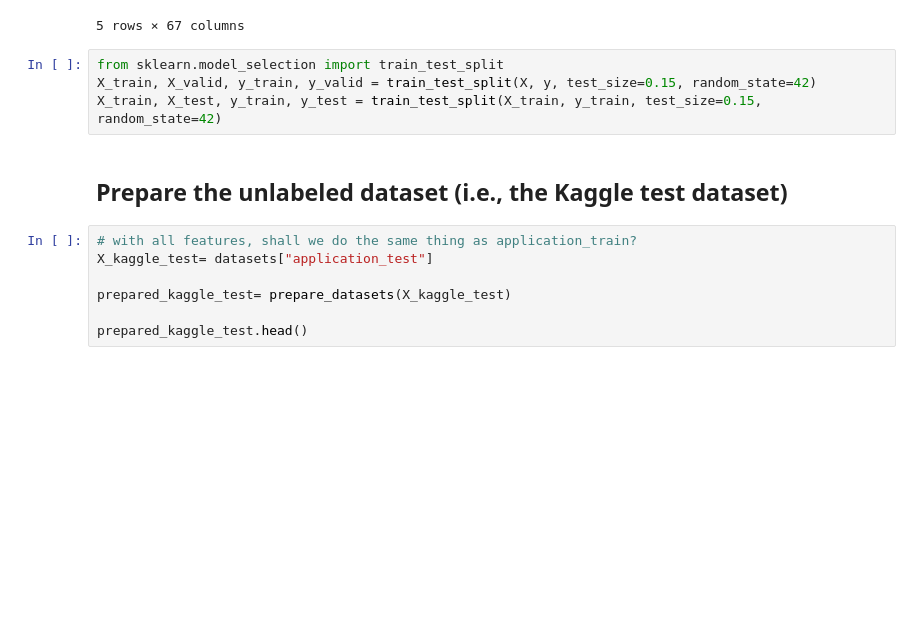
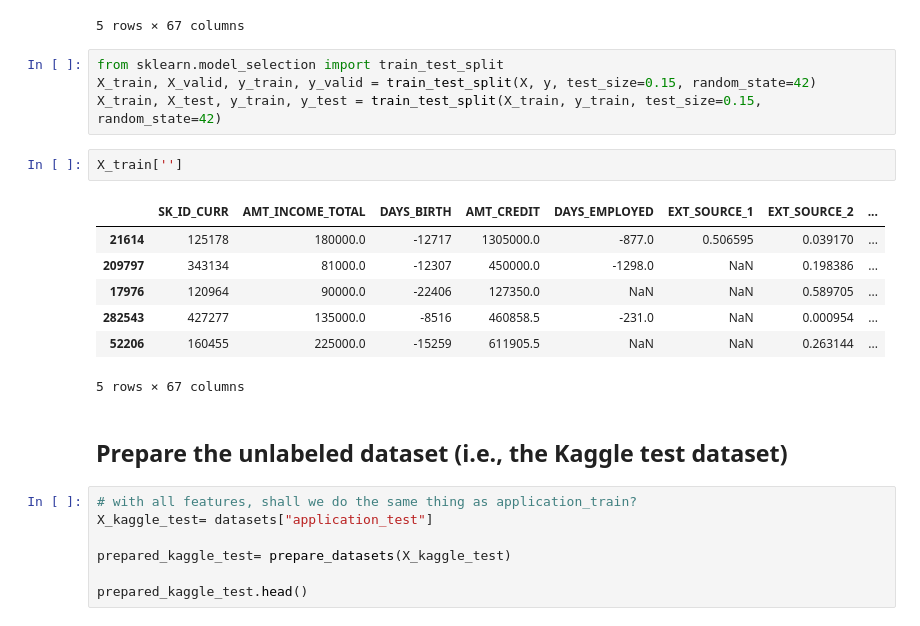
Before and after one commit to xgu1-ds/Machine-Learning-Home-Credit-Default-Risk-HCDR-, a Jupyter notebook: Phase-1/HCDR-Project_Phase_1_Merged_v1.ipynb, the cells around one changed output. Saved outputs shown, nothing was run; the diff lists cells and outputs as text; blank space fills up the shorter version.

```diff
--- a/Phase-1/HCDR-Project_Phase_1_Merged_v1.ipynb
+++ b/Phase-1/HCDR-Project_Phase_1_Merged_v1.ipynb
@@ -1400,6 +1449,16 @@ X.head()
 from sklearn.model_selection import train_test_split
 X_train, X_valid, y_train, y_valid = train_test_split(X, y, test_size=0.15, random_state=42)
 X_train, X_test, y_train, y_test = train_test_split(X_train, y_train, test_size=0.15, random_state=42)
+# %%
+X_train['']
+# %% [output]
+|  | SK_ID_CURR | AMT_INCOME_TOTAL | DAYS_BIRTH | AMT_CREDIT | DAYS_EMPLOYED | EXT_SOURCE_1 | EXT_SOURCE_2 | ... |
+| 21614 | 125178 | 180000.0 | -12717 | 1305000.0 | -877.0 | 0.506595 | 0.039170 | ... |
+| 209797 | 343134 | 81000.0 | -12307 | 450000.0 | -1298.0 | NaN | 0.198386 | ... |
+| 17976 | 120964 | 90000.0 | -22406 | 127350.0 | NaN | NaN | 0.589705 | ... |
+| 282543 | 427277 | 135000.0 | -8516 | 460858.5 | -231.0 | NaN | 0.000954 | ... |
+| 52206 | 160455 | 225000.0 | -15259 | 611905.5 | NaN | NaN | 0.263144 | ... |
+5 rows × 67 columns
 # %% [markdown]
 ## Prepare the unlabeled dataset (i.e., the Kaggle test dataset)
 # %%
```
Also changed, not shown: parts of 18 cells of this notebook.
